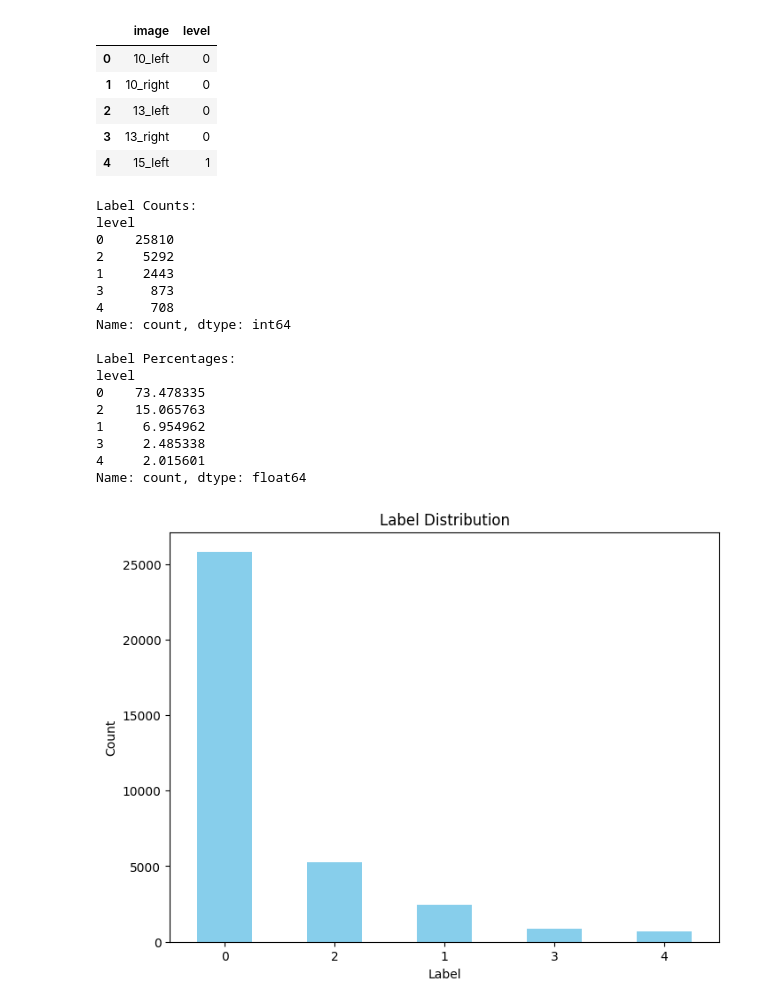
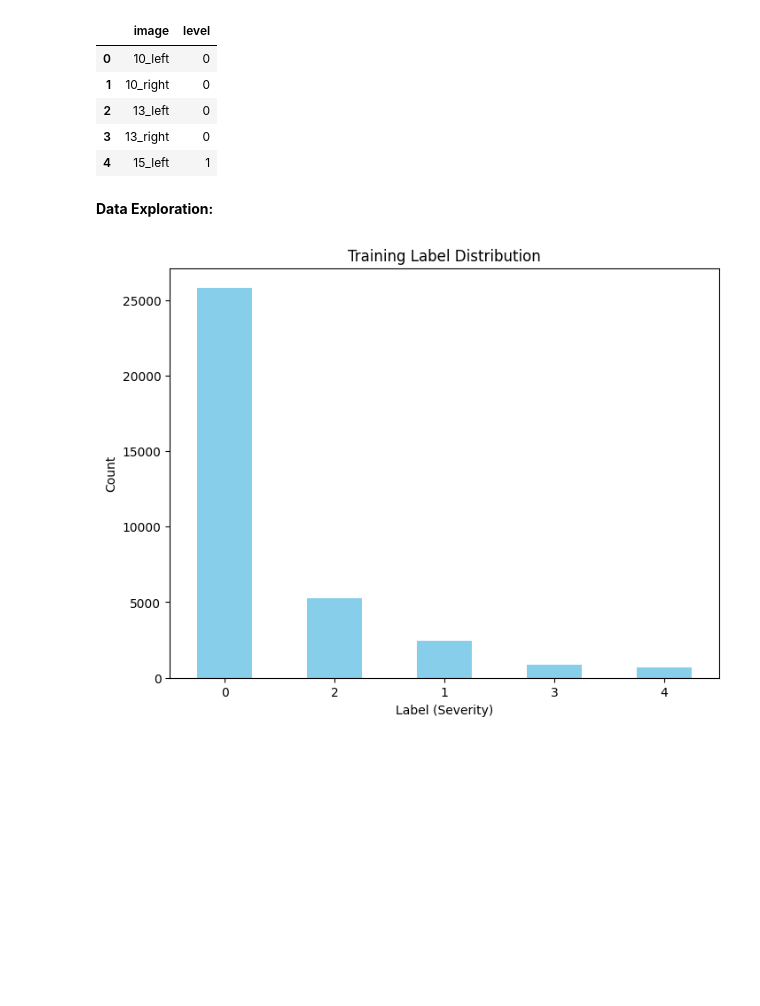
Before and after one commit to nickweda/Diabetic-Retinopathy-Classification, a Jupyter notebook: DR.ipynb, the cells around one changed output. Cells and saved outputs as stored; diff of their text form; code cells hidden in the pictures; blank space fills up the shorter version.

```diff
--- a/DR.ipynb
+++ b/DR.ipynb
@@ -25,43 +25,28 @@ labels.head()
 | 2 | 13_left | 0 |
 | 3 | 13_right | 0 |
 | 4 | 15_left | 1 |
+# %% [markdown]
+**Data Exploration:**
 # %%
 # Count the occurrences of each label (assuming 'level' is the column name for labels)
 label_counts = labels['level'].value_counts()
 
 # Calculate percentages
 label_percentages = (label_counts / len(labels)) * 100
 
 # Display results
-print("Label Counts:")
-print(label_counts)
-print("\nLabel Percentages:")
-print(label_percentages)
+# print("Label Counts:")
+# print(label_counts)
+# print("\nLabel Percentages:")
+# print(label_percentages)
 
 # Optional: Plot the distribution
 plt.figure(figsize=(8, 6))
 label_counts.plot(kind='bar', color='skyblue')
-plt.title('Label Distribution')
-plt.xlabel('Label')
+plt.title('Training Label Distribution')
+plt.xlabel('Label (Severity)')
 plt.ylabel('Count')
 plt.xticks(rotation=0)
 plt.show()
 # %% [output]
-Label Counts:
-level
-0    25810
-2     5292
-1     2443
-3      873
-4      708
-Name: count, dtype: int64
-
-Label Percentages:
-level
-0    73.478335
-2    15.065763
-1     6.954962
-3     2.485338
-4     2.015601
-Name: count, dtype: float64
-[figure, old version]
+[figure, new version]
```
Also changed, not shown: parts of 5 cells of this notebook.
